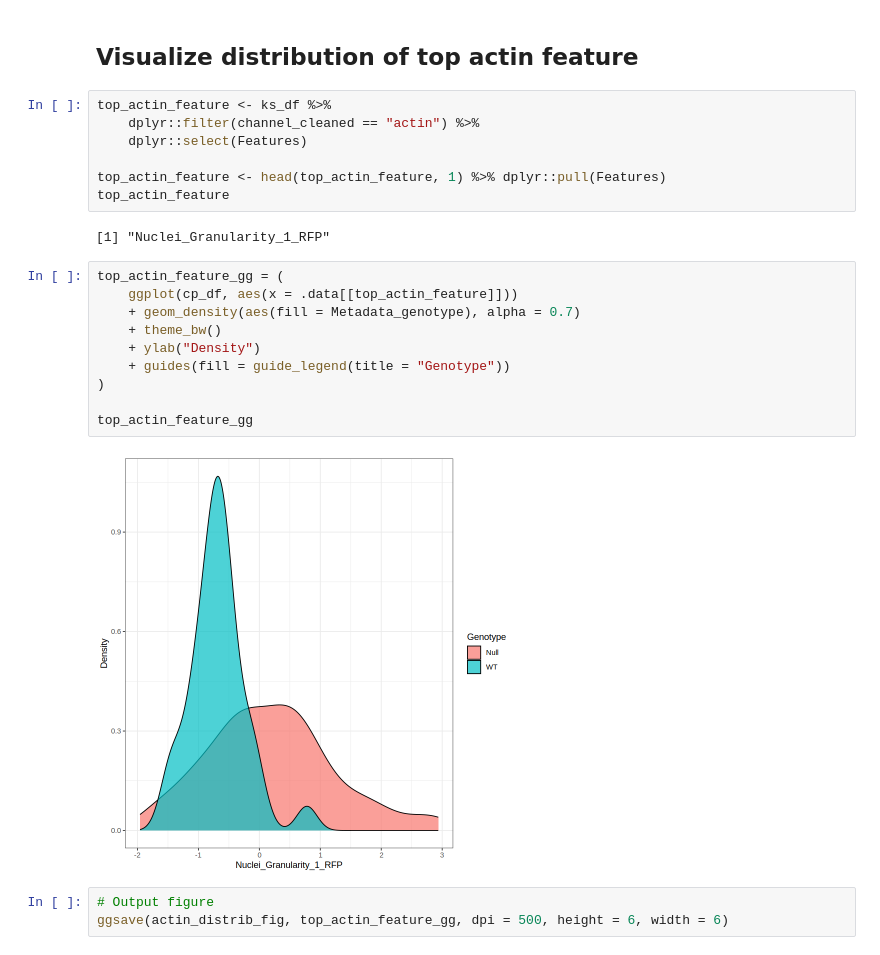
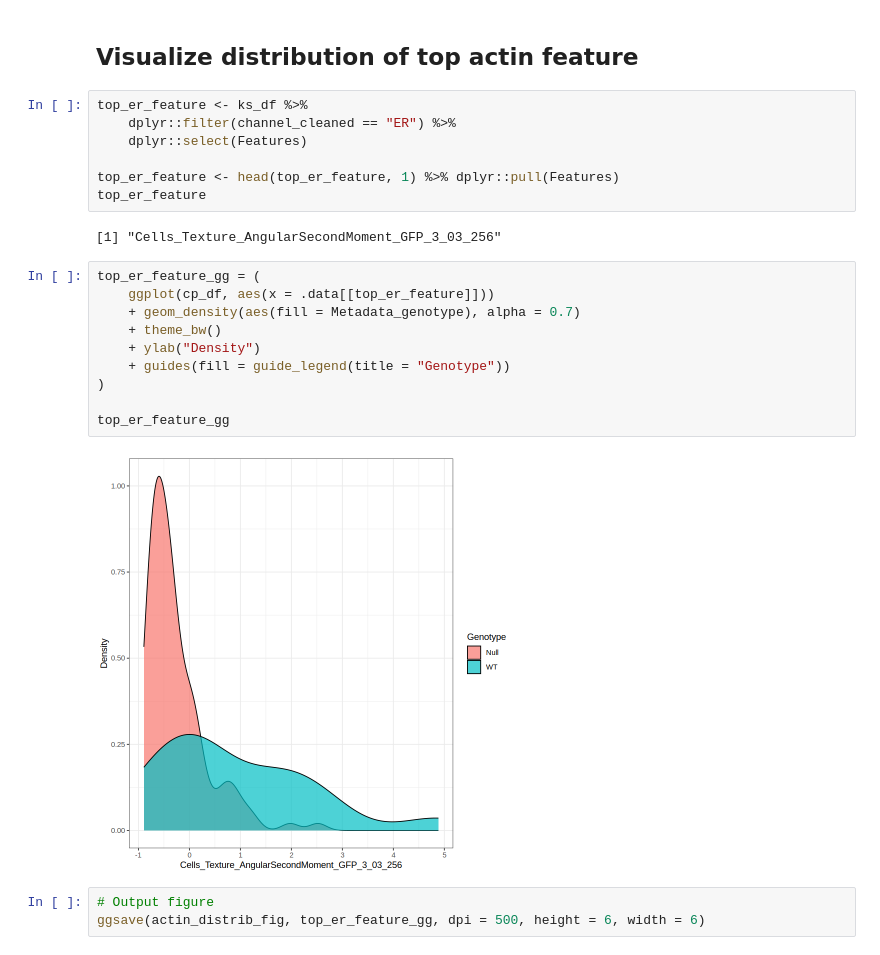
Before and after one commit to WayScience/Benchmarking_NF1_data, a Jupyter notebook: 5_analyze_data/notebooks/KS-test_analysis/visualize_ks_test.ipynb, the cells around one changed output. Drawn from its saved outputs; the diff is of its cells as text.

Commit message:
visualize top ER feature from KS test (outside scope of PR, sorry!)

```diff
--- a/5_analyze_data/notebooks/KS-test_analysis/visualize_ks_test.ipynb
+++ b/5_analyze_data/notebooks/KS-test_analysis/visualize_ks_test.ipynb
@@ -125,26 +125,26 @@ ggsave(ks_test_fig, ks_test_gg, dpi = 500, height = 6, width = 6)
 # %% [markdown]
 ## Visualize distribution of top actin feature
 # %%
-top_actin_feature <- ks_df %>%
-    dplyr::filter(channel_cleaned == "actin") %>%
+top_er_feature <- ks_df %>%
+    dplyr::filter(channel_cleaned == "ER") %>%
     dplyr::select(Features)
 
-top_actin_feature <- head(top_actin_feature, 1) %>% dplyr::pull(Features)
-top_actin_feature
+top_er_feature <- head(top_er_feature, 1) %>% dplyr::pull(Features)
+top_er_feature
 # %% [output]
-[1] "Nuclei_Granularity_1_RFP"
+[1] "Cells_Texture_AngularSecondMoment_GFP_3_03_256"
 # %%
-top_actin_feature_gg = (
-    ggplot(cp_df, aes(x = .data[[top_actin_feature]]))
+top_er_feature_gg = (
+    ggplot(cp_df, aes(x = .data[[top_er_feature]]))
     + geom_density(aes(fill = Metadata_genotype), alpha = 0.7)
     + theme_bw()
     + ylab("Density")
     + guides(fill = guide_legend(title = "Genotype"))
 )
 
-top_actin_feature_gg
+top_er_feature_gg
 # %% [output]
-[figure, old version]
+[figure, new version]
 # %%
 # Output figure
-ggsave(actin_distrib_fig, top_actin_feature_gg, dpi = 500, height = 6, width = 6)
+ggsave(actin_distrib_fig, top_er_feature_gg, dpi = 500, height = 6, width = 6)
```
Also changed, not shown: parts of 1 cell of this notebook, 2 other files.
